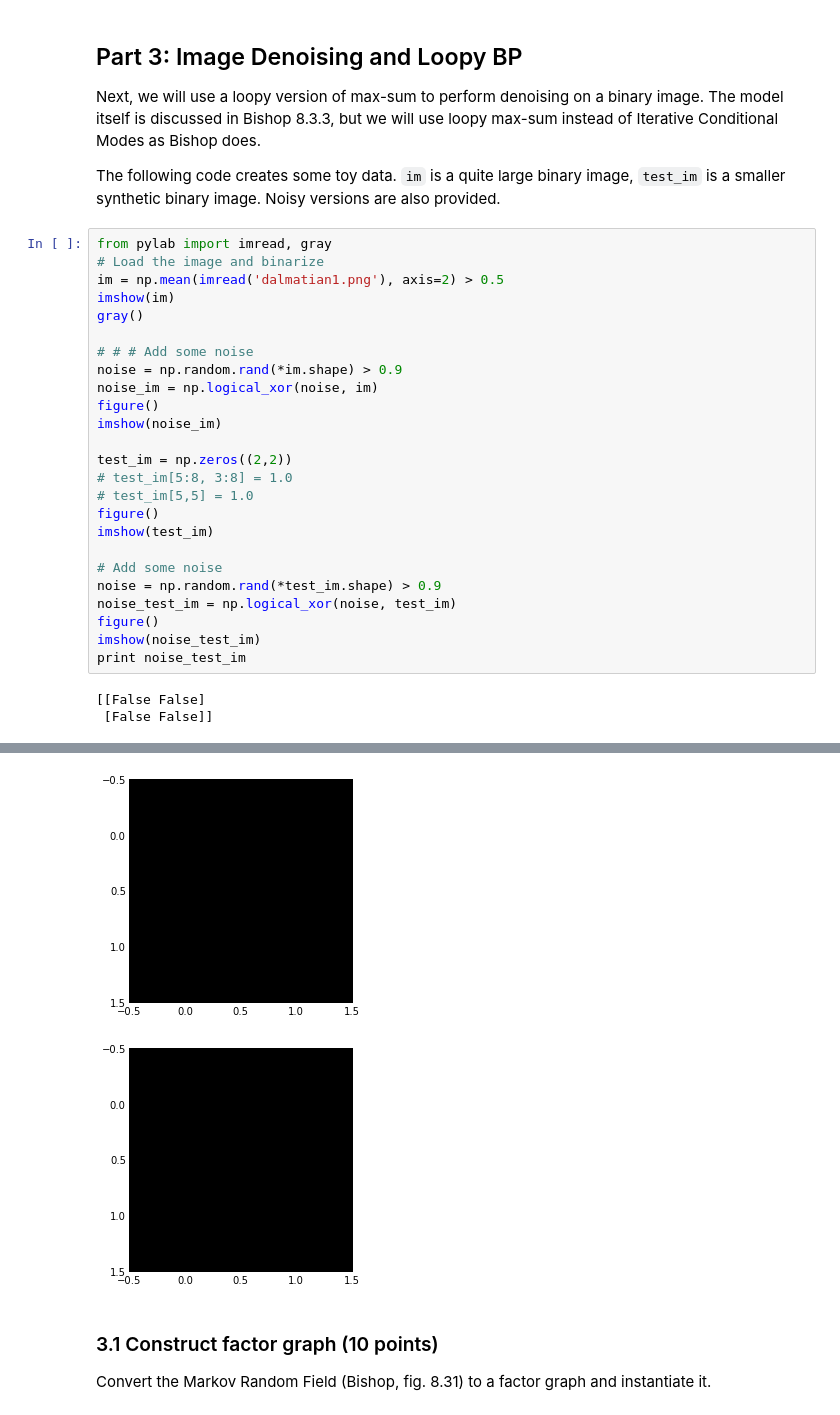
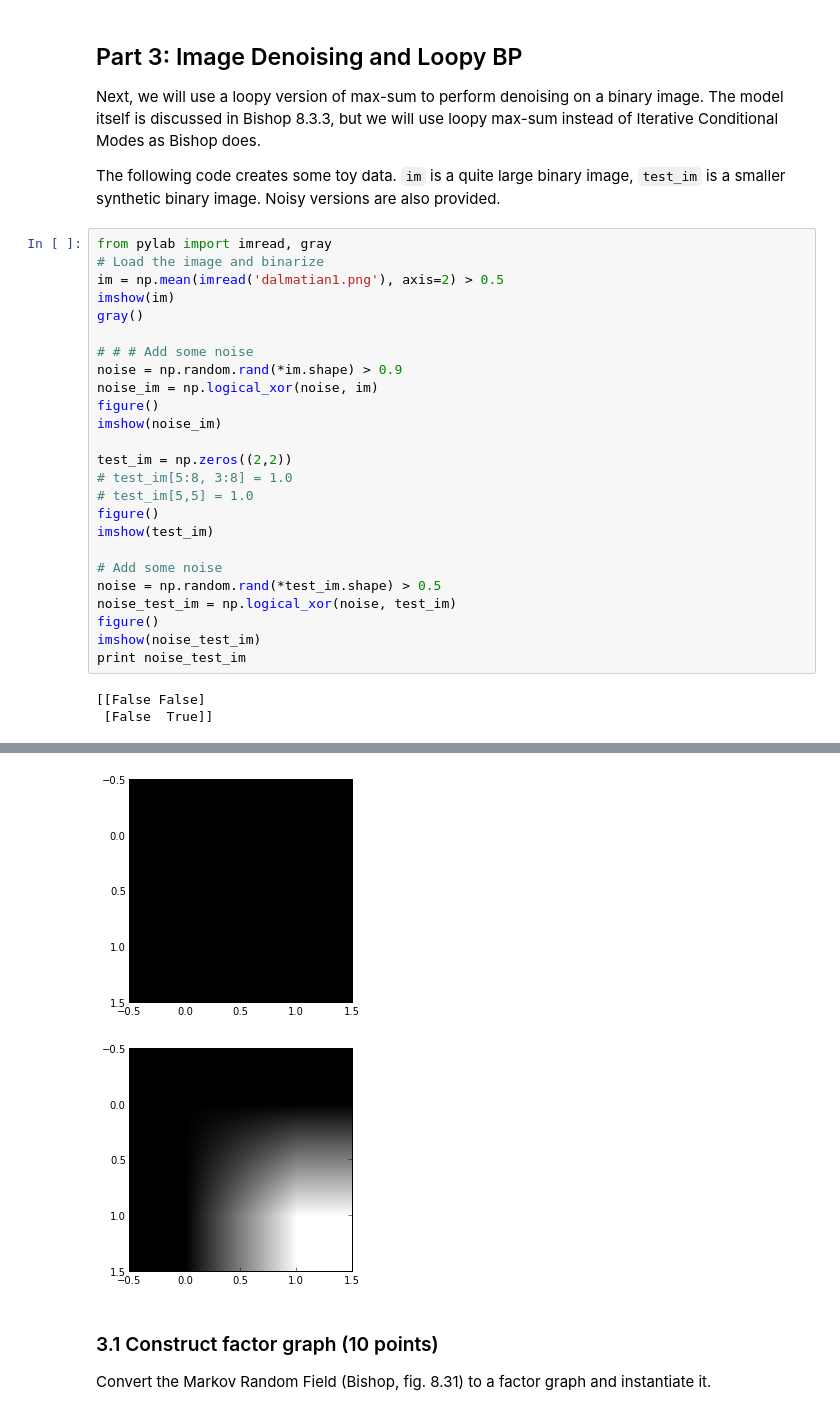
Before and after one commit to stathischaritos/ML-GM, a Jupyter notebook: lab2.ipynb, the cells around one changed output, grey strips where cells are left out. Cells and saved outputs as stored; diff of their text form.

```diff
--- a/lab2.ipynb
+++ b/lab2.ipynb
@@ -471,12 +471,12 @@ figure()
 imshow(test_im)
 
 # Add some noise
-noise = np.random.rand(*test_im.shape) > 0.9
+noise = np.random.rand(*test_im.shape) > 0.5
 noise_test_im = np.logical_xor(noise, test_im)
 figure()
 imshow(noise_test_im)
 print noise_test_im
 # %% [output]
 [[False False]
- [False False]]
+ [False  True]]
 [figure]
@@ -484,5 +484,5 @@ print noise_test_im
 [figure]
-[figure, old version]
+[figure, new version]
 # %% [markdown]
 ### 3.1 Construct factor graph (10 points)
 Convert the Markov Random Field (Bishop, fig. 8.31) to a factor graph and instantiate it.
```
Also changed, not shown: parts of 5 cells of this notebook.
